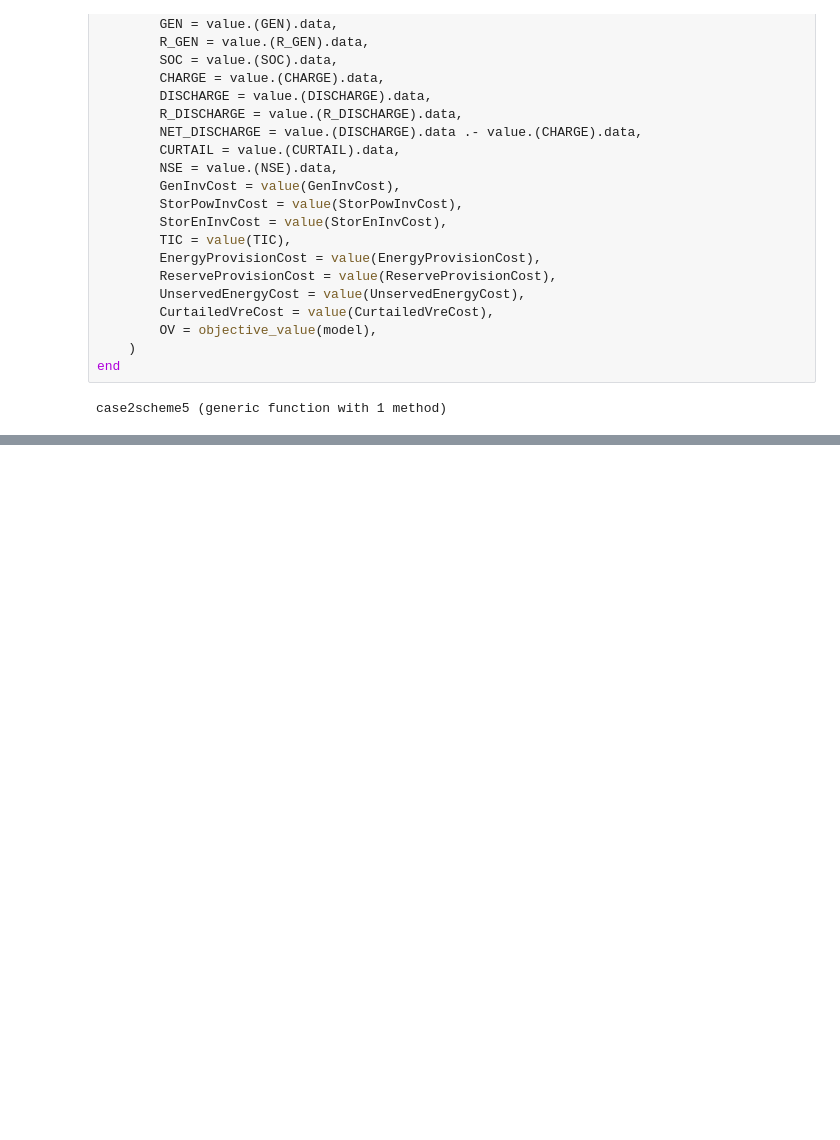
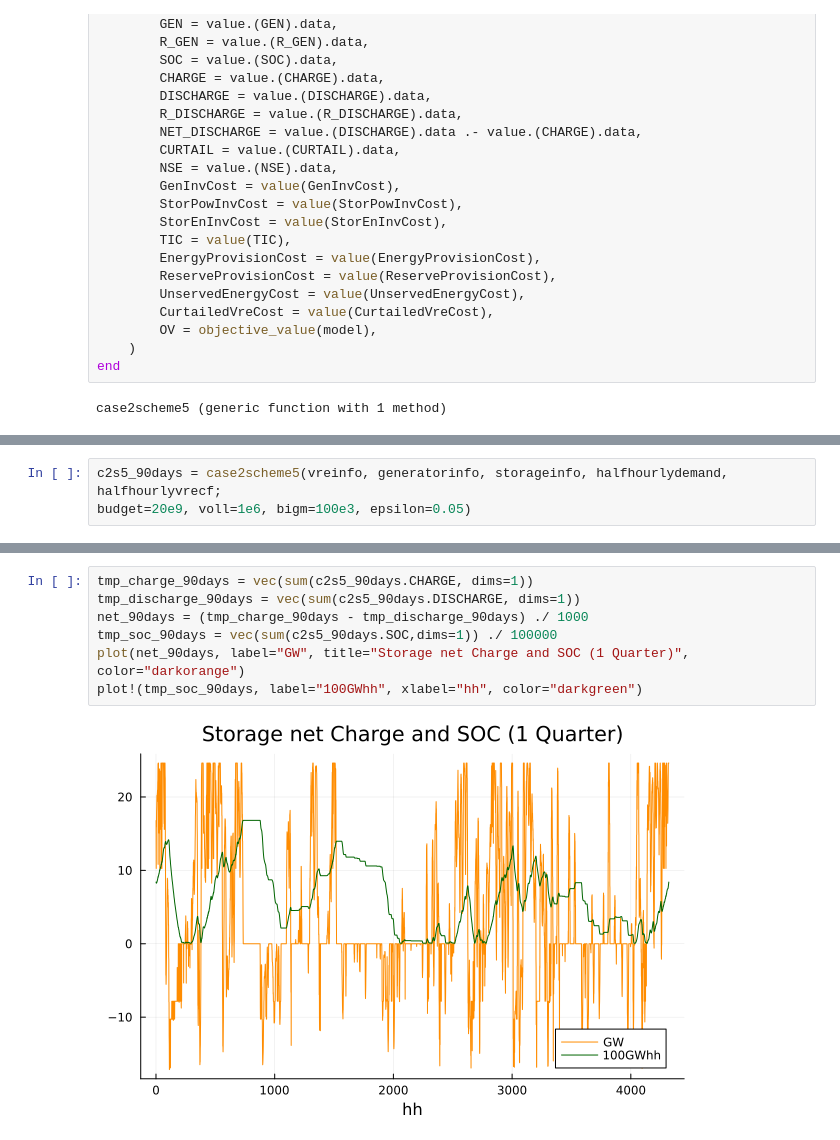
Before and after one commit to rahimiridzal/MENG-EEE-PSP, a Jupyter notebook: case2.ipynb, the cells around one changed output, grey strips where cells are left out. Cells and saved outputs as stored; diff of their text form; blank space fills up the shorter version.

```diff
--- a/case2.ipynb
+++ b/case2.ipynb
@@ -726,0 +737,3 @@ HiGHS run time      :        160.65
+# %%
+c2s5_90days = case2scheme5(vreinfo, generatorinfo, storageinfo, halfhourlydemand, halfhourlyvrecf;
+budget=20e9, voll=1e6, bigm=100e3, epsilon=0.05)
@@ -726,0 +759,9 @@ HiGHS run time      :        160.65
+# %%
+tmp_charge_90days = vec(sum(c2s5_90days.CHARGE, dims=1))
+tmp_discharge_90days = vec(sum(c2s5_90days.DISCHARGE, dims=1))
+net_90days = (tmp_charge_90days - tmp_discharge_90days) ./ 1000
+tmp_soc_90days = vec(sum(c2s5_90days.SOC,dims=1)) ./ 100000
+plot(net_90days, label="GW", title="Storage net Charge and SOC (1 Quarter)", color="darkorange")
+plot!(tmp_soc_90days, label="100GWhh", xlabel="hh", color="darkgreen")
+# %% [output]
+[figure, added]
```
Also changed, not shown: parts of 22 cells of this notebook, 6 other files.
